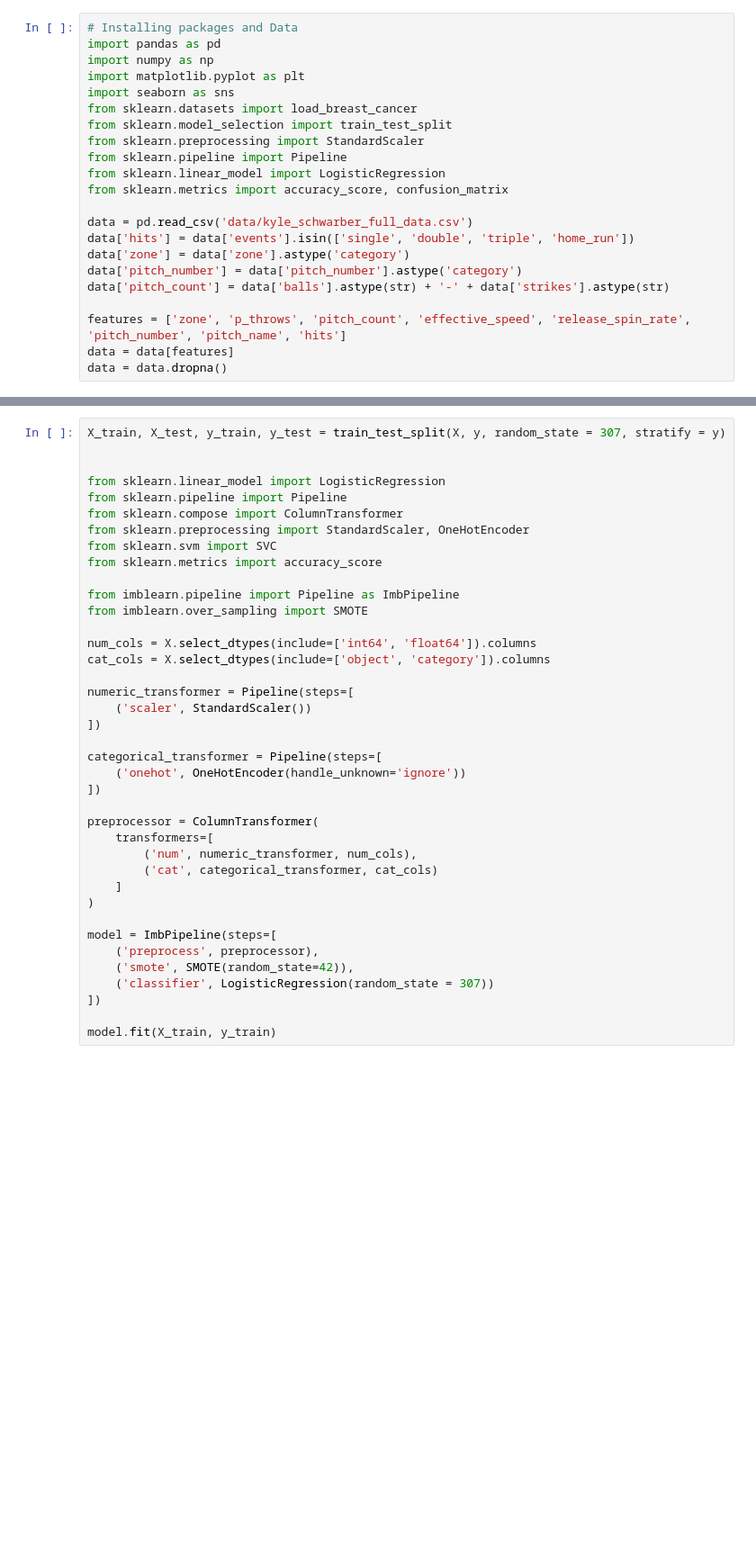
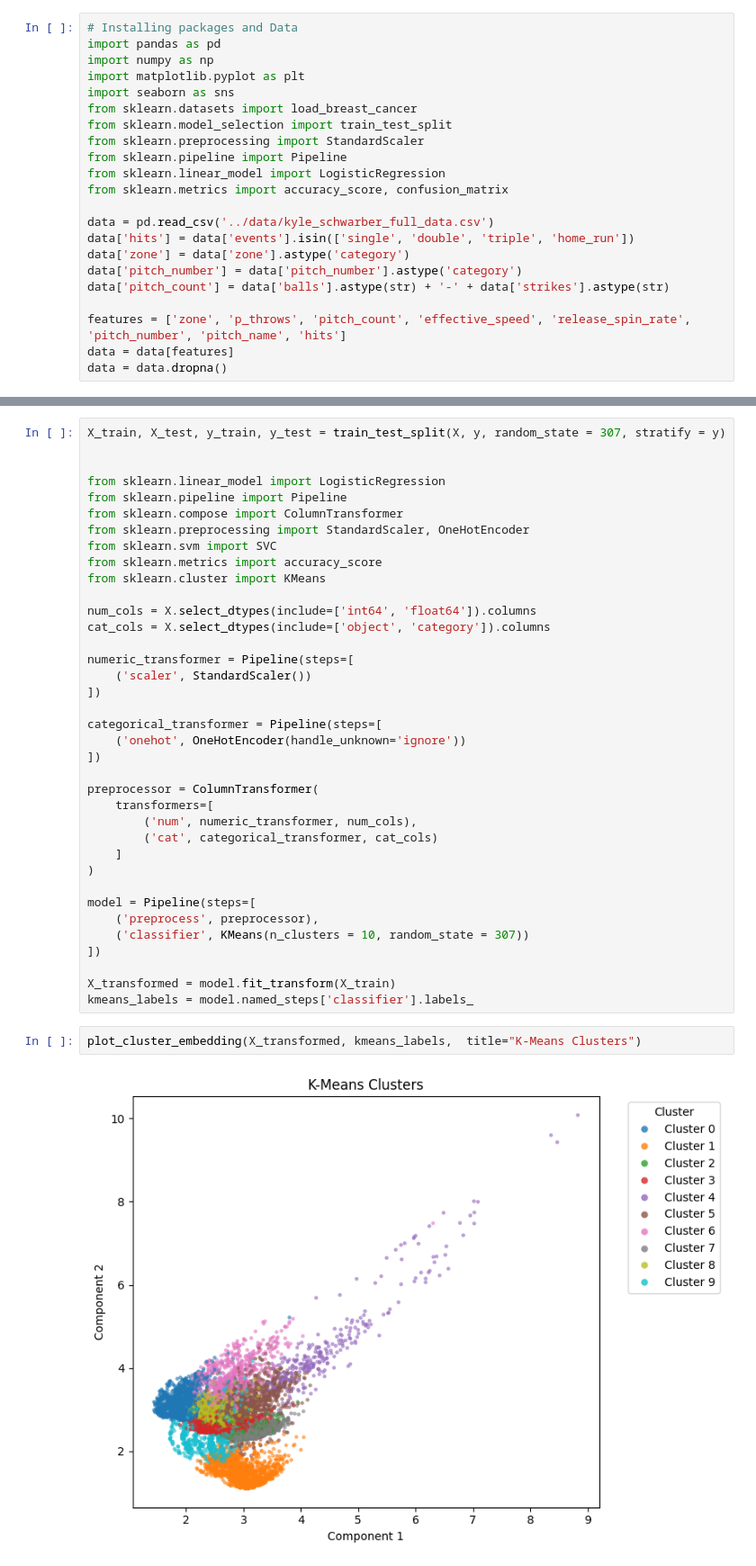
Before and after one commit to Sam-Kirkham/Stat-486-Final-Project, a Jupyter notebook: UnSupervised Models/K-Means.ipynb, the cells around one changed output, grey strips where cells are left out. Shown at 90% size. Drawn from its saved outputs; the diff is of its cells as text; blank space fills up the shorter version.

Commit message:
KMeans and PCA Initials

```diff
--- a/UnSupervised Models/K-Means.ipynb
+++ b/UnSupervised Models/K-Means.ipynb
@@ -11,7 +11,7 @@ from sklearn.pipeline import Pipeline
 from sklearn.linear_model import LogisticRegression
 from sklearn.metrics import accuracy_score, confusion_matrix
 
-data = pd.read_csv('data/kyle_schwarber_full_data.csv')
+data = pd.read_csv('../data/kyle_schwarber_full_data.csv')
 data['hits'] = data['events'].isin(['single', 'double', 'triple', 'home_run'])
 data['zone'] = data['zone'].astype('category')
 data['pitch_number'] = data['pitch_number'].astype('category')
@@ -44,9 +69,7 @@ from sklearn.compose import ColumnTransformer
 from sklearn.preprocessing import StandardScaler, OneHotEncoder
 from sklearn.svm import SVC
 from sklearn.metrics import accuracy_score
-
-from imblearn.pipeline import Pipeline as ImbPipeline
-from imblearn.over_sampling import SMOTE
+from sklearn.cluster import KMeans
 
 num_cols = X.select_dtypes(include=['int64', 'float64']).columns
 cat_cols = X.select_dtypes(include=['object', 'category']).columns
@@ -66,10 +89,14 @@ preprocessor = ColumnTransformer(
     ]
 )
 
-model = ImbPipeline(steps=[
+model = Pipeline(steps=[
     ('preprocess', preprocessor),
-    ('smote', SMOTE(random_state=42)),
-    ('classifier', LogisticRegression(random_state = 307))
+    ('classifier', KMeans(n_clusters = 10, random_state = 307))
 ])
 
-model.fit(X_train, y_train)
+X_transformed = model.fit_transform(X_train)
+kmeans_labels = model.named_steps['classifier'].labels_
+# %%
+plot_cluster_embedding(X_transformed, kmeans_labels,  title="K-Means Clusters")
+# %% [output]
+[figure, added]
```
Also changed, not shown: parts of 2 cells of this notebook, 1 other file.
